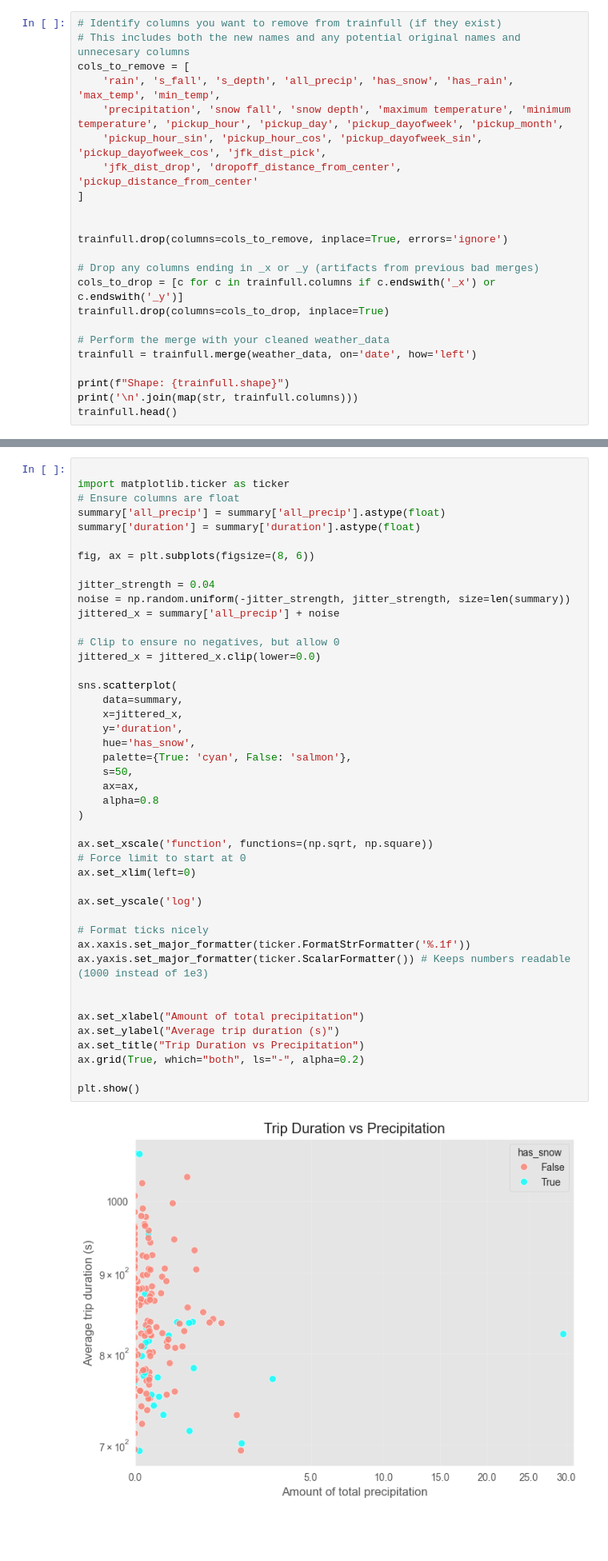
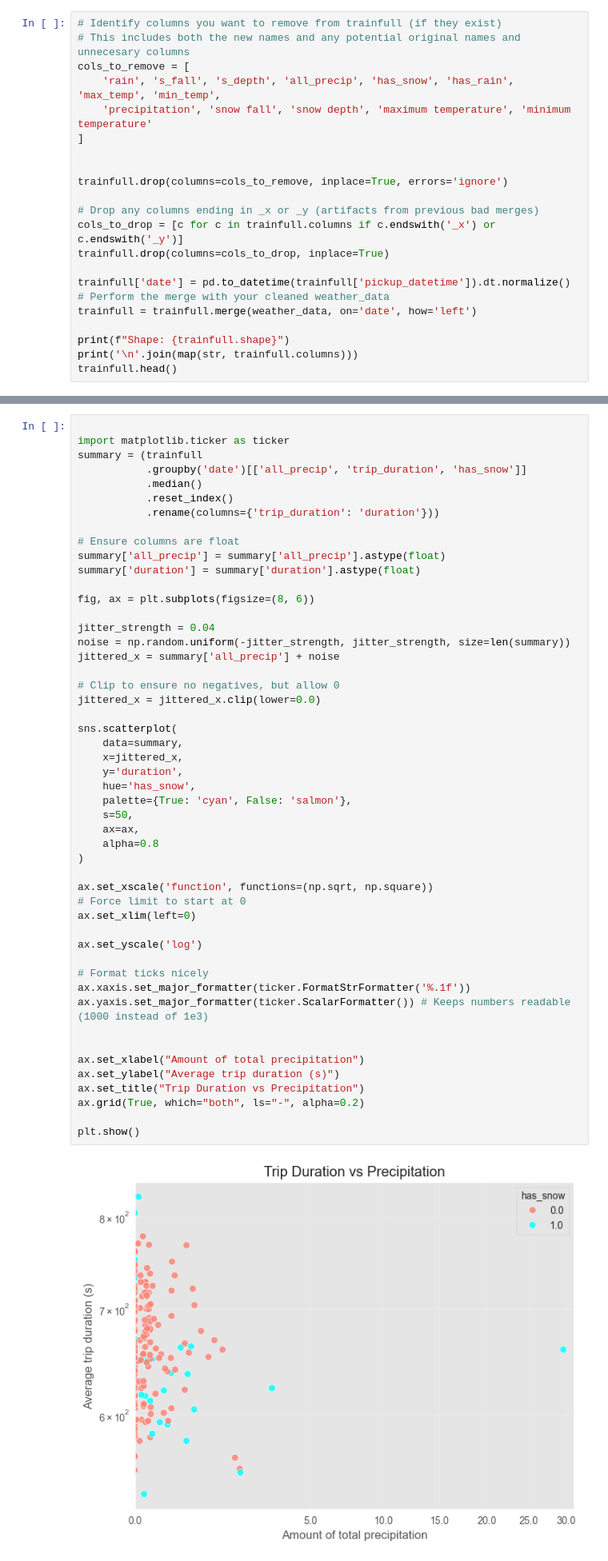
Before and after one commit to gav-ip/cse176-fall-proj, a Jupyter notebook: part3/taxi.ipynb, the cells around one changed output, grey strips where cells are left out. Shown at 80% size. Drawn from its saved outputs; the diff is of its cells as text; blank space fills up the shorter version.

```diff
--- a/part3/taxi.ipynb
+++ b/part3/taxi.ipynb
@@ -764,9 +773,7 @@ First few rows:
 # This includes both the new names and any potential original names and unnecesary columns
 cols_to_remove = [
     'rain', 's_fall', 's_depth', 'all_precip', 'has_snow', 'has_rain', 'max_temp', 'min_temp',
-    'precipitation', 'snow fall', 'snow depth', 'maximum temperature', 'minimum temperature', 'pickup_hour', 'pickup_day', 'pickup_dayofweek', 'pickup_month',
-    'pickup_hour_sin', 'pickup_hour_cos', 'pickup_dayofweek_sin', 'pickup_dayofweek_cos', 'jfk_dist_pick',
-    'jfk_dist_drop', 'dropoff_distance_from_center', 'pickup_distance_from_center'
+    'precipitation', 'snow fall', 'snow depth', 'maximum temperature', 'minimum temperature'
 ]
 
 
@@ -776,6 +783,7 @@ trainfull.drop(columns=cols_to_remove, inplace=True, errors='ignore')
 cols_to_drop = [c for c in trainfull.columns if c.endswith('_x') or c.endswith('_y')]
 trainfull.drop(columns=cols_to_drop, inplace=True)
 
+trainfull['date'] = pd.to_datetime(trainfull['pickup_datetime']).dt.normalize()
 # Perform the merge with your cleaned weather_data
 trainfull = trainfull.merge(weather_data, on='date', how='left')
 
@@ -864,6 +872,12 @@ This explains the impact of trips per day, an increase in snow fall and especial
 # %%
 
 import matplotlib.ticker as ticker
+summary = (trainfull
+           .groupby('date')[['all_precip', 'trip_duration', 'has_snow']]
+           .median()
+           .reset_index()
+           .rename(columns={'trip_duration': 'duration'}))
+
 # Ensure columns are float
 summary['all_precip'] = summary['all_precip'].astype(float)
 summary['duration'] = summary['duration'].astype(float)
@@ -879,34 +893,34 @@ jittered_x = jittered_x.clip(lower=0.0)
 
 sns.scatterplot(
     data=summary,
     x=jittered_x,
     y='duration',
     hue='has_snow',
     palette={True: 'cyan', False: 'salmon'},
     s=50,
     ax=ax,
     alpha=0.8
 )
 
 ax.set_xscale('function', functions=(np.sqrt, np.square))
 # Force limit to start at 0
 ax.set_xlim(left=0)
 
 ax.set_yscale('log')
 
 # Format ticks nicely
 ax.xaxis.set_major_formatter(ticker.FormatStrFormatter('%.1f'))
 ax.yaxis.set_major_formatter(ticker.ScalarFormatter()) # Keeps numbers readable (1000 instead of 1e3)
 
 
 ax.set_xlabel("Amount of total precipitation")
 ax.set_ylabel("Average trip duration (s)")
 ax.set_title("Trip Duration vs Precipitation")
 ax.grid(True, which="both", ls="-", alpha=0.2)
 
 plt.show()
 # %% [output]
-[figure, old version]
+[figure, new version]
 # %% [markdown]
 The one exception of the snow day with long trip duration trips would incline that more snow would lead to shorter snow trips. However, it is a possibility that passengers were more likely to travel shorter distances
 # %% [markdown]
```
Also changed, not shown: parts of 7 cells of this notebook.
